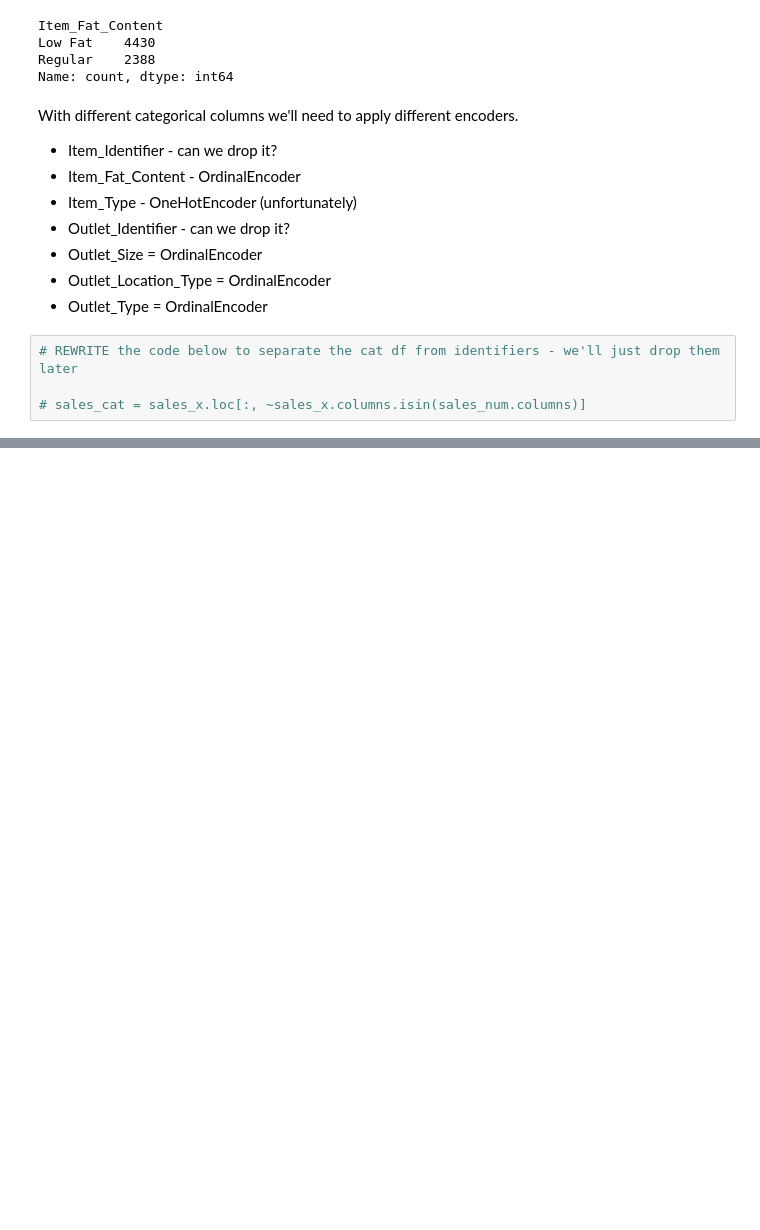
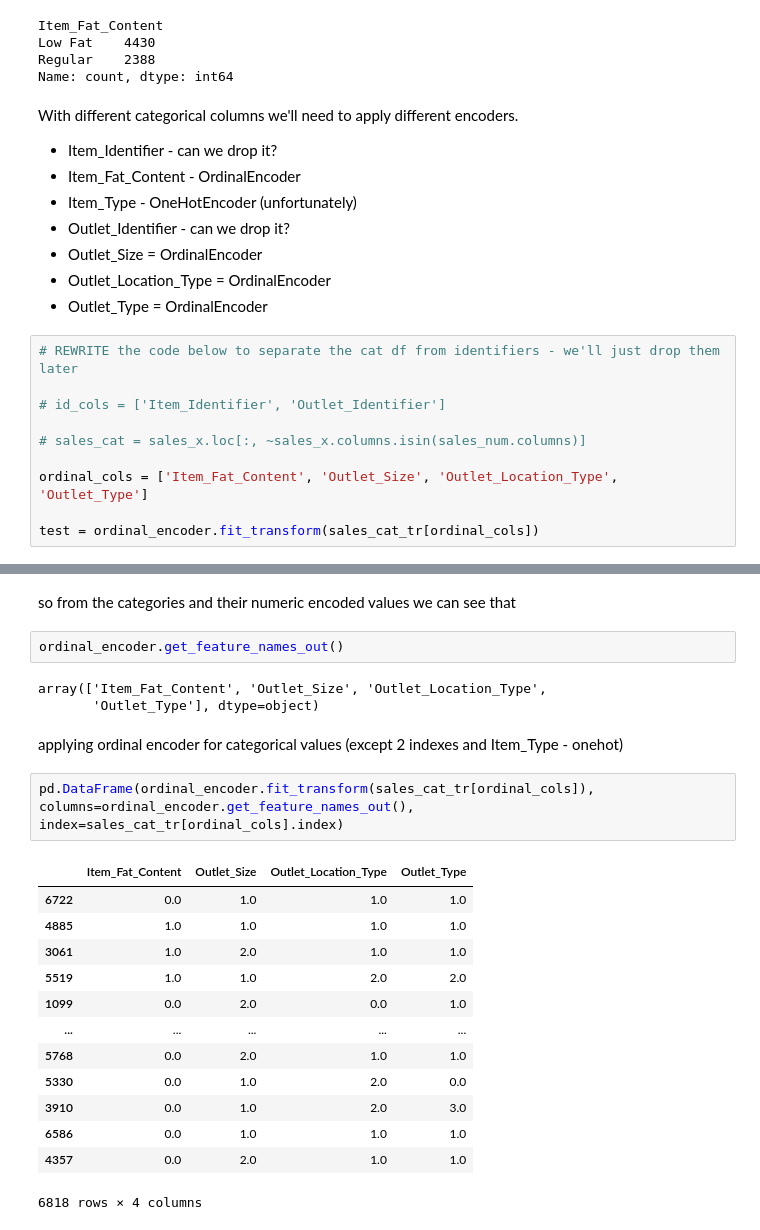
Before and after one commit to taniabuzykina/store-sales-prediction, a Jupyter notebook: code/data_exploration.ipynb, the cells around one changed output, grey strips where cells are left out. Cells and saved outputs as stored; diff of their text form; blank space fills up the shorter version.

```diff
--- a/code/data_exploration.ipynb
+++ b/code/data_exploration.ipynb
@@ -457,4 +461,10 @@ With different categorical columns we'll need to apply different encoders.
 # %%
 # REWRITE the code below to separate the cat df from identifiers - we'll just drop them later
 
+# id_cols = ['Item_Identifier', 'Outlet_Identifier']
+
 # sales_cat = sales_x.loc[:, ~sales_x.columns.isin(sales_num.columns)]
+
+ordinal_cols = ['Item_Fat_Content', 'Outlet_Size', 'Outlet_Location_Type', 'Outlet_Type']
+
+test = ordinal_encoder.fit_transform(sales_cat_tr[ordinal_cols])
@@ -460,0 +488,25 @@ With different categorical columns we'll need to apply different encoders.
+# %% [markdown]
+so from the categories and their numeric encoded values we can see that
+# %%
+ordinal_encoder.get_feature_names_out()
+# %% [output]
+array(['Item_Fat_Content', 'Outlet_Size', 'Outlet_Location_Type',
+       'Outlet_Type'], dtype=object)
+# %% [markdown]
+applying ordinal encoder for categorical values (except 2 indexes and Item_Type - onehot)
+# %%
+pd.DataFrame(ordinal_encoder.fit_transform(sales_cat_tr[ordinal_cols]), columns=ordinal_encoder.get_feature_names_out(), index=sales_cat_tr[ordinal_cols].index)
+# %% [output]
+|  | Item_Fat_Content | Outlet_Size | Outlet_Location_Type | Outlet_Type |
+| 6722 | 0.0 | 1.0 | 1.0 | 1.0 |
+| 4885 | 1.0 | 1.0 | 1.0 | 1.0 |
+| 3061 | 1.0 | 2.0 | 1.0 | 1.0 |
+| 5519 | 1.0 | 1.0 | 2.0 | 2.0 |
+| 1099 | 0.0 | 2.0 | 0.0 | 1.0 |
+| ... | ... | ... | ... | ... |
+| 5768 | 0.0 | 2.0 | 1.0 | 1.0 |
+| 5330 | 0.0 | 1.0 | 2.0 | 0.0 |
+| 3910 | 0.0 | 1.0 | 2.0 | 3.0 |
+| 6586 | 0.0 | 1.0 | 1.0 | 1.0 |
+| 4357 | 0.0 | 2.0 | 1.0 | 1.0 |
+6818 rows × 4 columns
```
Also changed, not shown: parts of 20 cells of this notebook.
